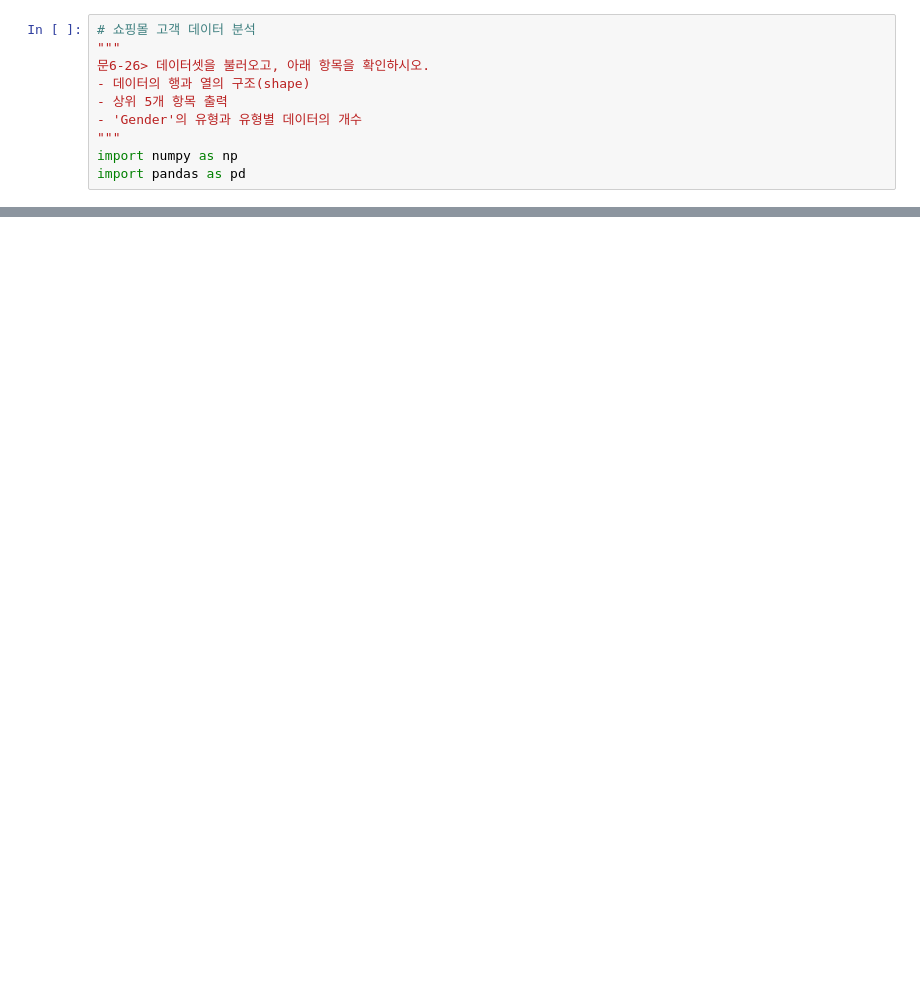
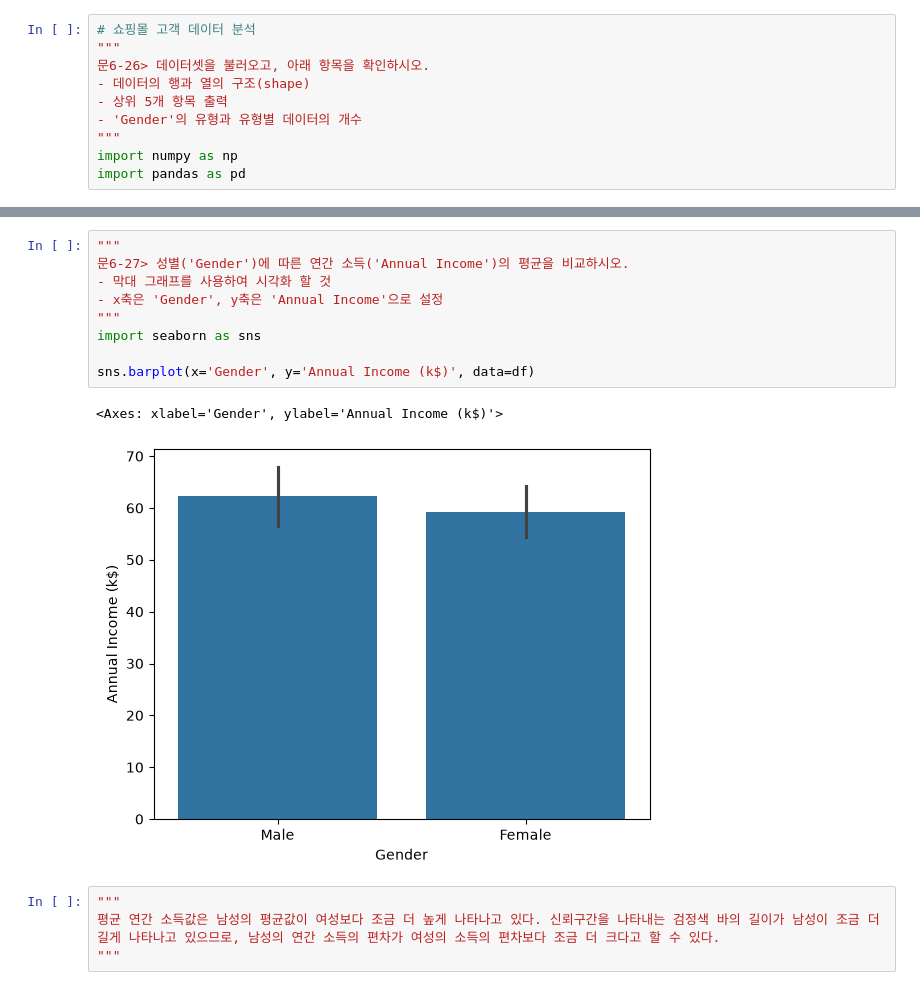
Before and after one commit to fsclass-n/big0611, a Jupyter notebook: py/p04_머신러닝/ch06_연습문제/ex04_쇼핑몰고객데이터분석.ipynb, the cells around one changed output, grey strips where cells are left out. Drawn from its saved outputs; the diff is of its cells as text; blank space fills up the shorter version.

```diff
--- a/py/p04_머신러닝/ch06_연습문제/ex04_쇼핑몰고객데이터분석.ipynb
+++ b/py/p04_머신러닝/ch06_연습문제/ex04_쇼핑몰고객데이터분석.ipynb
@@ -20,0 +34,16 @@ print(df['Gender'].value_counts())
+# %%
+"""
+문6-27> 성별('Gender')에 따른 연간 소득('Annual Income')의 평균을 비교하시오.
+- 막대 그래프를 사용하여 시각화 할 것
+- x축은 'Gender', y축은 'Annual Income'으로 설정
+"""
+import seaborn as sns
+
+sns.barplot(x='Gender', y='Annual Income (k$)', data=df)
+# %% [output]
+<Axes: xlabel='Gender', ylabel='Annual Income (k$)'>
+[figure, added]
+# %%
+"""
+평균 연간 소득값은 남성의 평균값이 여성보다 조금 더 높게 나타나고 있다. 신뢰구간을 나타내는 검정색 바의 길이가 남성이 조금 더 길게 나타나고 있으므로, 남성의 연간 소득의 편차가 여성의 소득의 편차보다 조금 더 크다고 할 수 있다.
+"""
```
Also changed, not shown: parts of 11 cells of this notebook.
